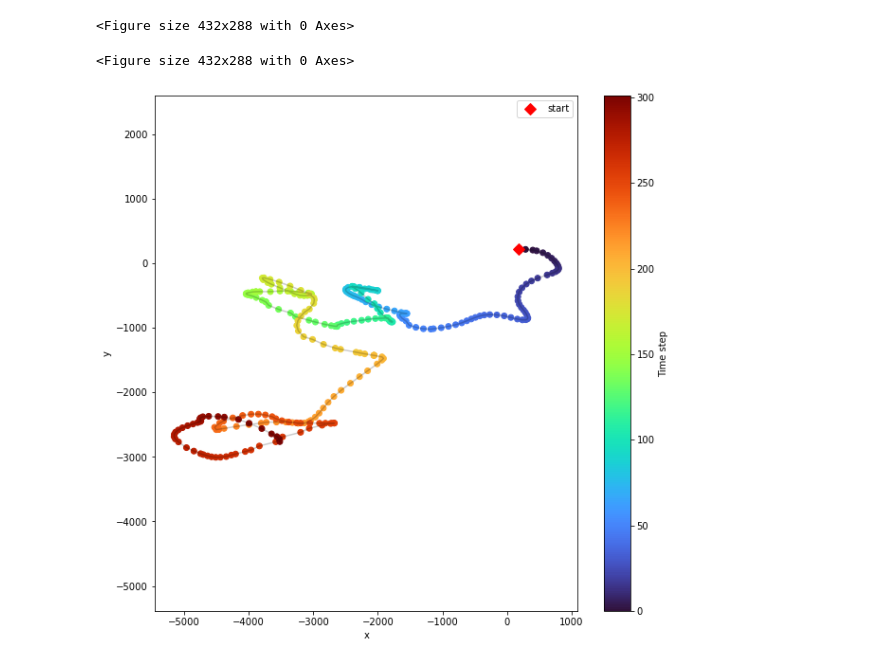
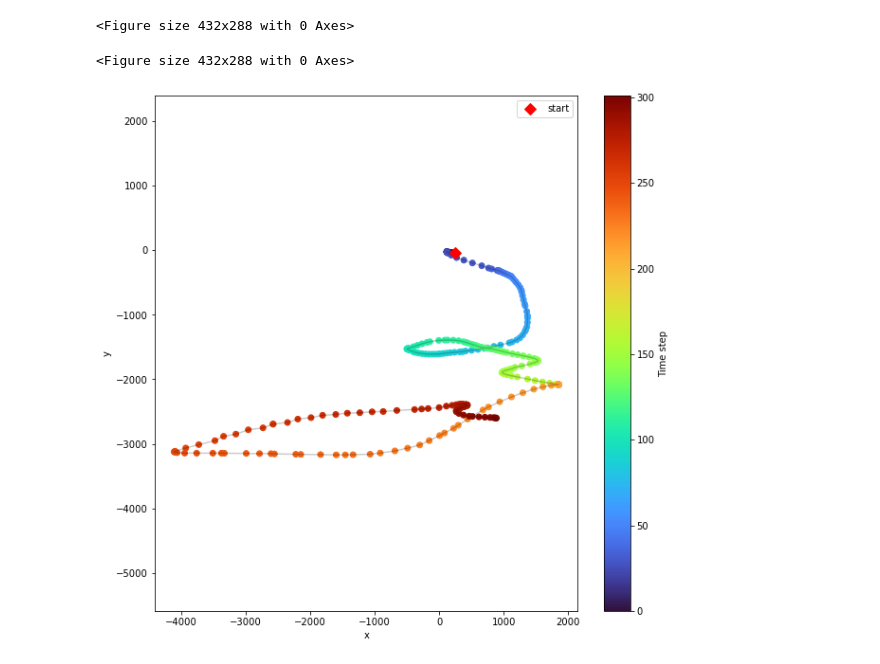
Before and after one commit to acercyc/Keio-Testing_analysis, a Jupyter notebook: src/test_clustering.ipynb, the cells around one changed output. Saved outputs shown, nothing was run; the diff lists cells and outputs as text; code cells hidden in the pictures.

```diff
--- a/src/test_clustering.ipynb
+++ b/src/test_clustering.ipynb
@@ -15,23 +15,25 @@ from sklearn.preprocessing import StandardScaler
 # %%
 subjs = utils.ExpInfo.getSubjIDs()
 # %%
-model = utils.Model.load().eval()
-subj = utils.ExpInfo.getSubjIDs()[11]
-task = utils.ExpInfo.taskName[2]
-trialno = 21
+# model = utils.Model.load().eval()
+model = utils.Model.load(path='TrajNet_train_60s').eval()
+
+subj = utils.ExpInfo.getSubjIDs()[7]
+task = utils.ExpInfo.taskName[0]
+trialno = 14
 df = utils.LoadData.mouseMovement(subj, task, trialno)
-x = utils.DataProcessing.rollingWindow_from_df(df, 30, 1)
+x = utils.DataProcessing.rollingWindow_from_df(df, 40, 1)
 y = model(torch.from_numpy(x).double())
 h = model.model.x_hidden.detach().cpu().numpy()
 
 d_trial = df[["x-shift", "y-shift"]].values
 d_trial_cum = d_trial.cumsum(axis=0)
 fig, ax = plt.subplots(1, 1, figsize=(10, 10))
 utils.Plot.traj_withColour(d_trial_cum[:, 0], d_trial_cum[:, 1], fig, ax)
 # %% [output]
 <Figure size 432x288 with 0 Axes>
 <Figure size 432x288 with 0 Axes>
-[figure, old version]
+[figure, new version]
 # %%
 # use numpy to generate 10 data points in 4 clusters
 # d = StandardScaler().fit_transform(d_trial_cum)
```
Also changed, not shown: parts of 12 cells of this notebook, 9 other files.
